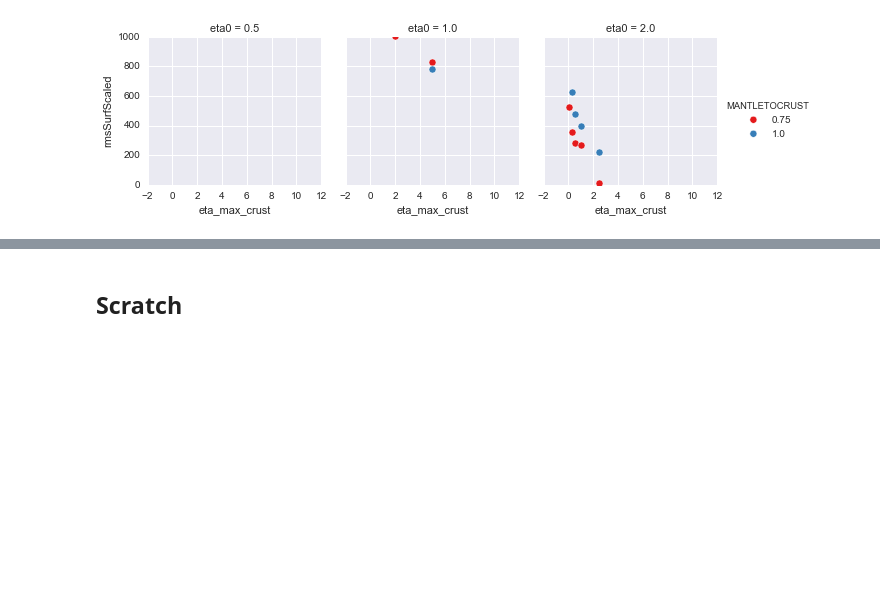
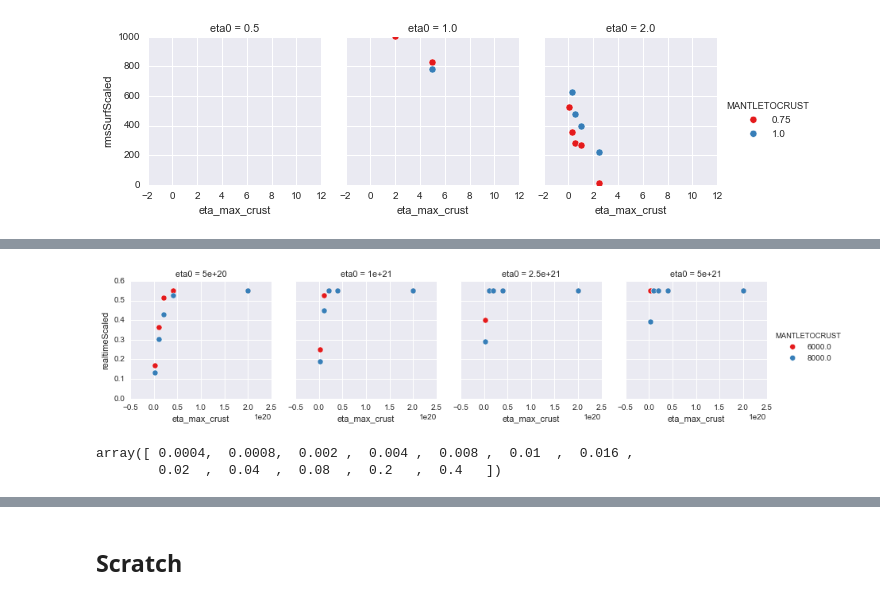
Before and after one commit to dansand/2dthermalslabs, a Jupyter notebook: kaplan/Analysis/pandas_analysis.ipynb, the cells around one changed output, grey strips where cells are left out. Saved outputs shown, nothing was run; the diff lists cells and outputs as text; code cells hidden in the pictures; blank space fills up the shorter version.

```diff
--- a/kaplan/Analysis/pandas_analysis.ipynb
+++ b/kaplan/Analysis/pandas_analysis.ipynb
@@ -444,0 +447,4 @@ plt.show()
+# %%
+#rdir = '/workspace'
+rdir = '../../..'
+dat_files = natsort(glob2.glob(rdir + '/temp_results/results/E/**/*.dat'))
@@ -444,0 +473,19 @@ plt.show()
+# %%
+dict_files = natsort(glob2.glob(rdir + '/temp_results/results/E/**/dp.pkl'))
+import pickle
+dicts= []
+for df in dict_files:
+    with open(df,'rb') as f:
+        dicts.append(pickle.load(f))
+
+dict_sets = [set(d.iteritems()) for d in dicts]
+diff_keys = [i[0] for i in set.difference(dict_sets[0], set.intersection(*map(set,dict_sets)))]
+
+clean_dicts = []
+for adict in dicts:
+    red_dict= dict((k,adict[k]) for k in diff_keys if k in adict)
+    clean_dicts.append(red_dict)
+
+
+params = pd.DataFrame(clean_dicts)
+newdf = newdf.join(params)
@@ -444,0 +521,28 @@ plt.show()
+# %%
+newdf['rmsintUpper'] = newdf['rmsintLith'] - newdf['rmsintLower']
+
+
+newdf['rmsSurfScaled'] = (newdf['rmsSurf']/(2900.*1e3/1e-6))*(10.*3600*24*365)
+
+
+newdf['realtimeScaled'] = (newdf['realtime']*((2900.*1e3)**2/1e-6))/(1e6*3600*24*365)
+# %%
+yaxis = 'realtimeScaled' #'rmsSurf'#, 'nuTop' #
+
+kws = dict(s=50, linewidth=.5, edgecolor="w")
+
+g = sns.FacetGrid(newdf, col="eta0", hue="MANTLETOCRUST", palette="Set1")
+g = g.map(plt.scatter, 'eta_max_crust', yaxis,  **kws).add_legend()
+
+
+
+#g.fig.get_axes()[0].set_yscale('log')
+#g.set(ylim=(0, 0.0001))
+plt.show()
+# %% [output]
+[figure, added]
+# %%
+np.unique(newdf['viscCrust'])
+# %% [output]
+array([ 0.0004,  0.0008,  0.002 ,  0.004 ,  0.008 ,  0.01  ,  0.016 ,
+        0.02  ,  0.04  ,  0.08  ,  0.2   ,  0.4   ])
```
Also changed, not shown: parts of 9 cells of this notebook, 6 other files.
